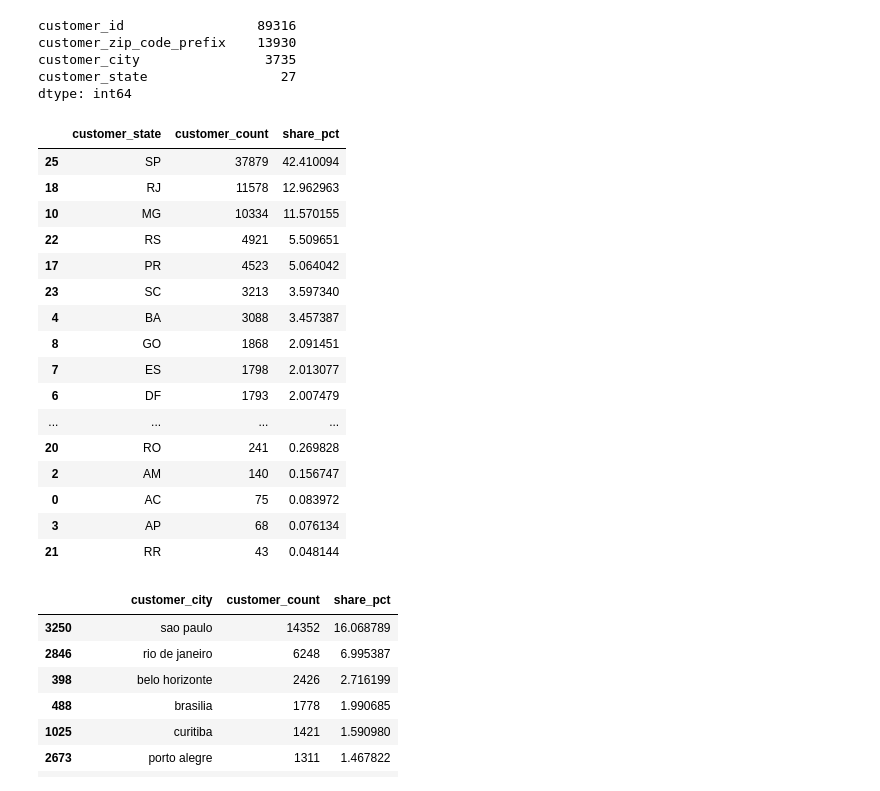
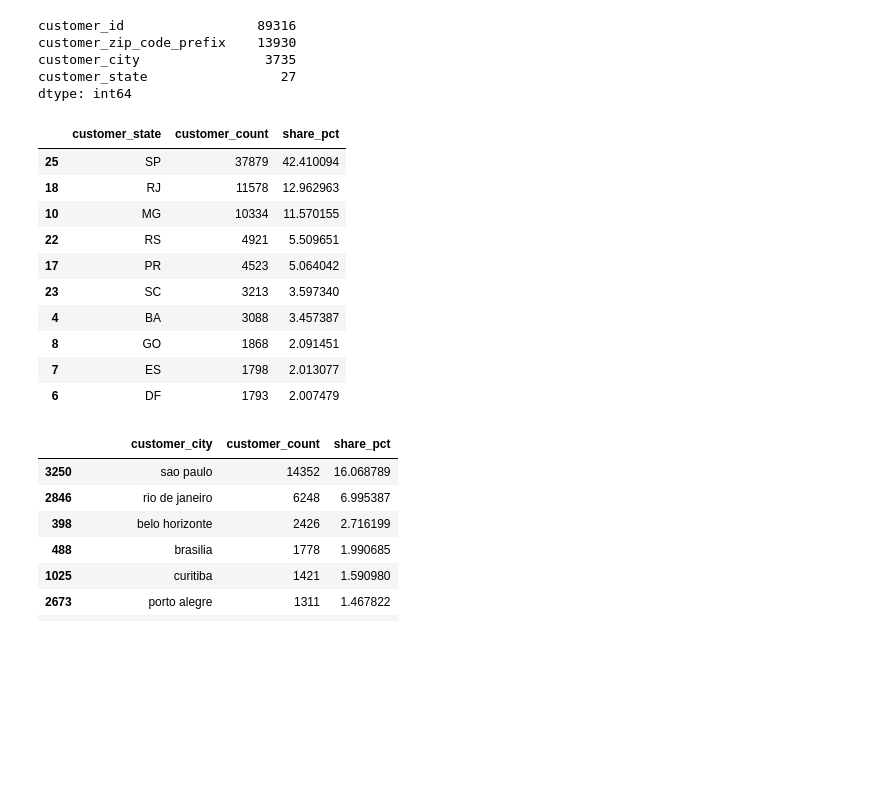
Before and after one commit to mkudim/Exploratory_data_analysis_EDA, a Jupyter notebook: Ecom_orders_supply/EDA/EDA_customers.ipynb, the cells around one changed output. Saved outputs shown, nothing was run; the diff lists cells and outputs as text; code cells hidden in the pictures; blank space fills up the shorter version.

```diff
--- a/Ecom_orders_supply/EDA/EDA_customers.ipynb
+++ b/Ecom_orders_supply/EDA/EDA_customers.ipynb
@@ -208,41 +206,34 @@ customer_state                 27
 dtype: int64
 # %%
 # найдем топ штатов по числу клиентов
-
 state_counts = (
     df_c.groupby('customer_state', as_index=False)
     .agg(customer_count=('customer_id', 'count'))
 )
 
 state_counts['share_pct'] = (
     state_counts['customer_count']
     / state_counts['customer_count'].sum()
     * 100
 )
 
 state_counts = state_counts.sort_values('customer_count', ascending=False)
-state_counts
+state_counts.head(10)
 
 # более 65% всех заказов приходятся на три штата: Сан-Паулу, Рио-де-Жанейро и Минас-Жерайс
 # более 42% всех заказов приходится на штат Сан-Паулу
 # имеем ярко выраженную концентрацию заказов в трех крупнейших штатах Юго-Востока, что типично для бразильского ecom
 # %% [output]
 |  | customer_state | customer_count | share_pct |
 | 25 | SP | 37879 | 42.410094 |
 | 18 | RJ | 11578 | 12.962963 |
 | 10 | MG | 10334 | 11.570155 |
 | 22 | RS | 4921 | 5.509651 |
 | 17 | PR | 4523 | 5.064042 |
 | 23 | SC | 3213 | 3.597340 |
 | 4 | BA | 3088 | 3.457387 |
 | 8 | GO | 1868 | 2.091451 |
 | 7 | ES | 1798 | 2.013077 |
 | 6 | DF | 1793 | 2.007479 |
-| ... | ... | ... | ... |
-| 20 | RO | 241 | 0.269828 |
-| 2 | AM | 140 | 0.156747 |
-| 0 | AC | 75 | 0.083972 |
-| 3 | AP | 68 | 0.076134 |
-| 21 | RR | 43 | 0.048144 |
 # %%
 # найдем топ городов по числу заказов / клиентов
```
Also changed, not shown: parts of 18 cells of this notebook, 1 other file.
